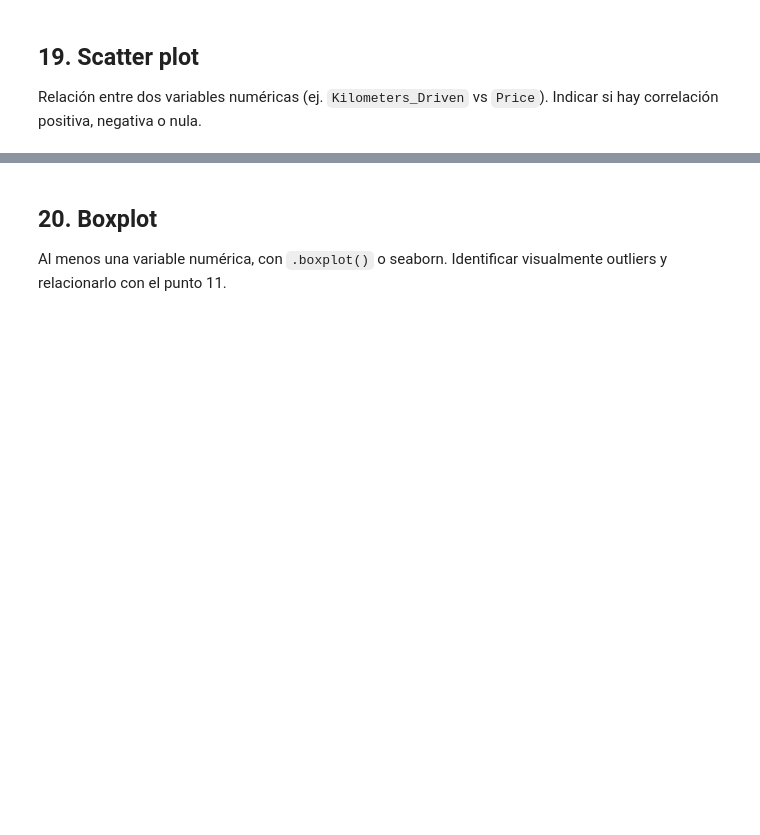
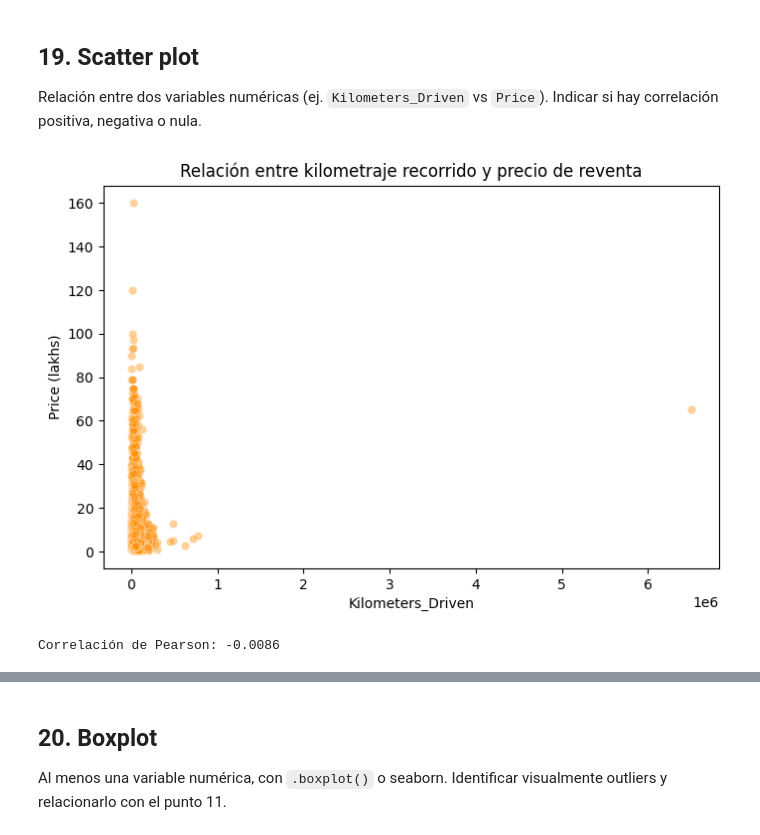
Before and after one commit to Jjes07/FundamentosML-Workshop1, a Jupyter notebook: EDA.ipynb, the cells around one changed output, grey strips where cells are left out. Drawn from its saved outputs; the diff is of its cells as text; code cells hidden in the pictures; blank space fills up the shorter version.

```diff
--- a/EDA.ipynb
+++ b/EDA.ipynb
@@ -728,4 +889,16 @@ Distribución de una variable numérica (ej. `Price`). Indicar si es simétrica
 ## 19. Scatter plot
 
 Relación entre dos variables numéricas (ej. `Kilometers_Driven` vs `Price`). Indicar si hay correlación positiva, negativa o nula.
+# %%
+plt.figure(figsize=(8,5))
+sns.scatterplot(data=df, x='Kilometers_Driven', y='Price', alpha=0.4, color='darkorange')
+plt.title('Relación entre kilometraje recorrido y precio de reventa')
+plt.xlabel('Kilometers_Driven')
+plt.ylabel('Price (lakhs)')
+plt.show()
+
+print("Correlación de Pearson:", df['Kilometers_Driven'].corr(df['Price']).round(4))
+# %% [output]
+[figure, added]
+Correlación de Pearson: -0.0086
 # %% [markdown]
```
Also changed, not shown: parts of 29 cells of this notebook.
